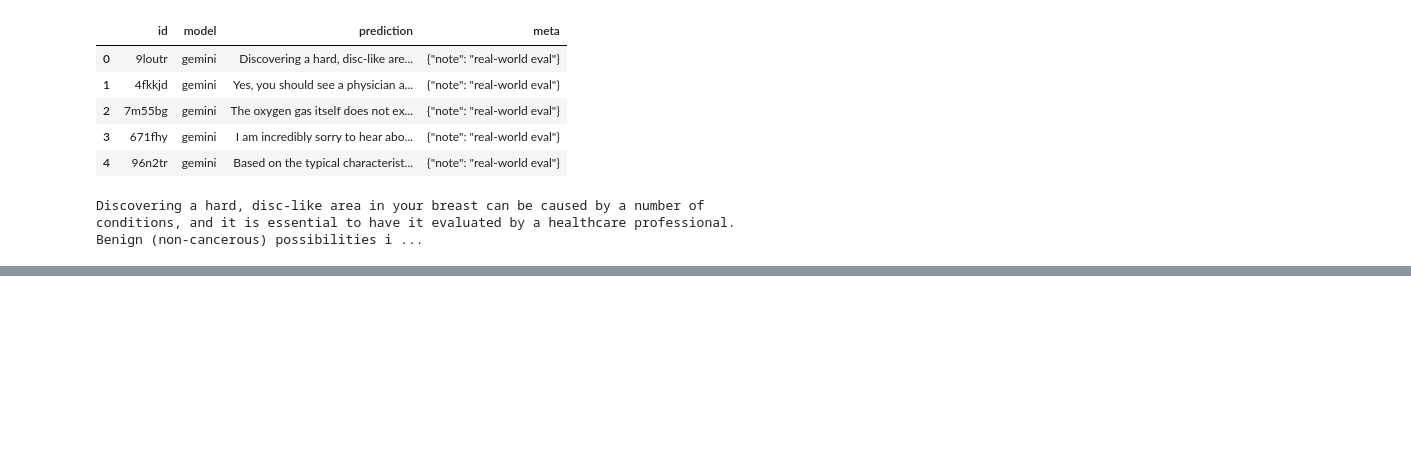
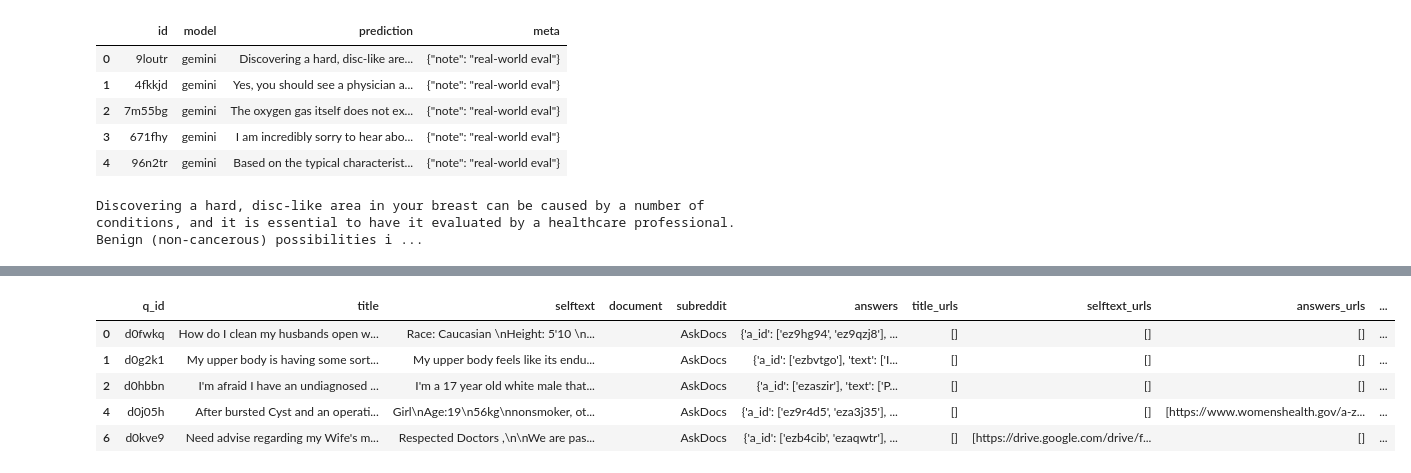
Before and after one commit to comp-med-research/med-llm-faithfulness, a Jupyter notebook: scripts/download_askdocs.ipynb, the cells around one changed output, grey strips where cells are left out. Cells and saved outputs as stored; diff of their text form; code cells hidden in the pictures; blank space fills up the shorter version.

```diff
--- a/scripts/download_askdocs.ipynb
+++ b/scripts/download_askdocs.ipynb
@@ -44,0 +122,5 @@ Discovering a hard, disc-like area in your breast can be caused by a number of c
+# %%
+# Load English test split
+test_dataset = load_dataset("ju-resplande/askD", split="test_en")
+
+print(test_dataset[0])
@@ -44,0 +129,2 @@ Discovering a hard, disc-like area in your breast can be caused by a number of c
+# %%
+df = pd.DataFrame(test_dataset)
@@ -44,0 +148,6 @@ Discovering a hard, disc-like area in your breast can be caused by a number of c
+# %%
+# --- Drop [deleted]/[removed]/empty ---
+BAD = {"[deleted]", "[removed]"}
+df = df[~df["selftext"].astype(str).str.strip().isin(BAD)]
+df = df[~df["title"].astype(str).str.strip().isin(BAD)]
+df = df[df["selftext"].astype(str).str.strip() != ""]
@@ -44,0 +167,13 @@ Discovering a hard, disc-like area in your breast can be caused by a number of c
+# %%
+# --- Keep clean columns ---
+df["title_clean"] = df["title"].map(clean_text)
+df["selftext_clean"] = df["selftext"].map(clean_text)
+# %%
+df.head()
+# %% [output]
+|  | q_id | title | selftext | document | subreddit | answers | title_urls | selftext_urls | answers_urls | ... |
+| 0 | d0fwkq | How do I clean my husbands open w... | Race: Caucasian \nHeight: 5'10 \n... |  | AskDocs | {'a_id': ['ez9hg94', 'ez9qzj8'], ... | [] | [] | [] | ... |
+| 1 | d0g2k1 | My upper body is having some sort... | My upper body feels like its endu... |  | AskDocs | {'a_id': ['ezbvtgo'], 'text': ['I... | [] | [] | [] | ... |
+| 2 | d0hbbn | I'm afraid I have an undiagnosed ... | I'm a 17 year old white male that... |  | AskDocs | {'a_id': ['ezaszir'], 'text': ['P... | [] | [] | [] | ... |
+| 4 | d0j05h | After bursted Cyst and an operati... | Girl\nAge:19\n56kg\nnonsmoker, ot... |  | AskDocs | {'a_id': ['ez9r4d5', 'eza3j35'], ... | [] | [] | [https://www.womenshealth.gov/a-z... | ... |
+| 6 | d0kve9 | Need advise regarding my Wife's m... | Respected Doctors ,\n\nWe are pas... |  | AskDocs | {'a_id': ['ezb4cib', 'ezaqwtr'], ... | [] | [https://drive.google.com/drive/f... | [] | ... |
```
Also changed, not shown: parts of 25 cells of this notebook, 1 other file.
